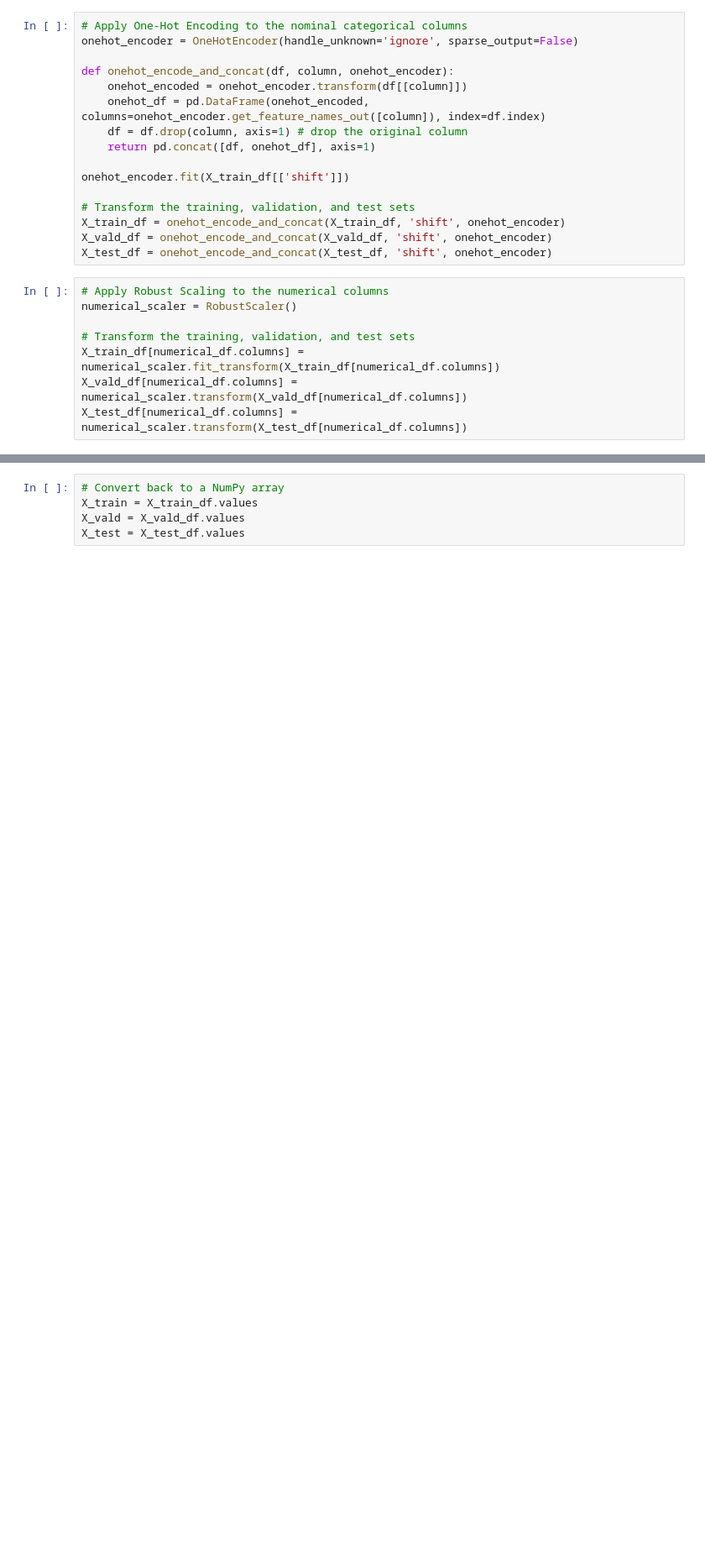
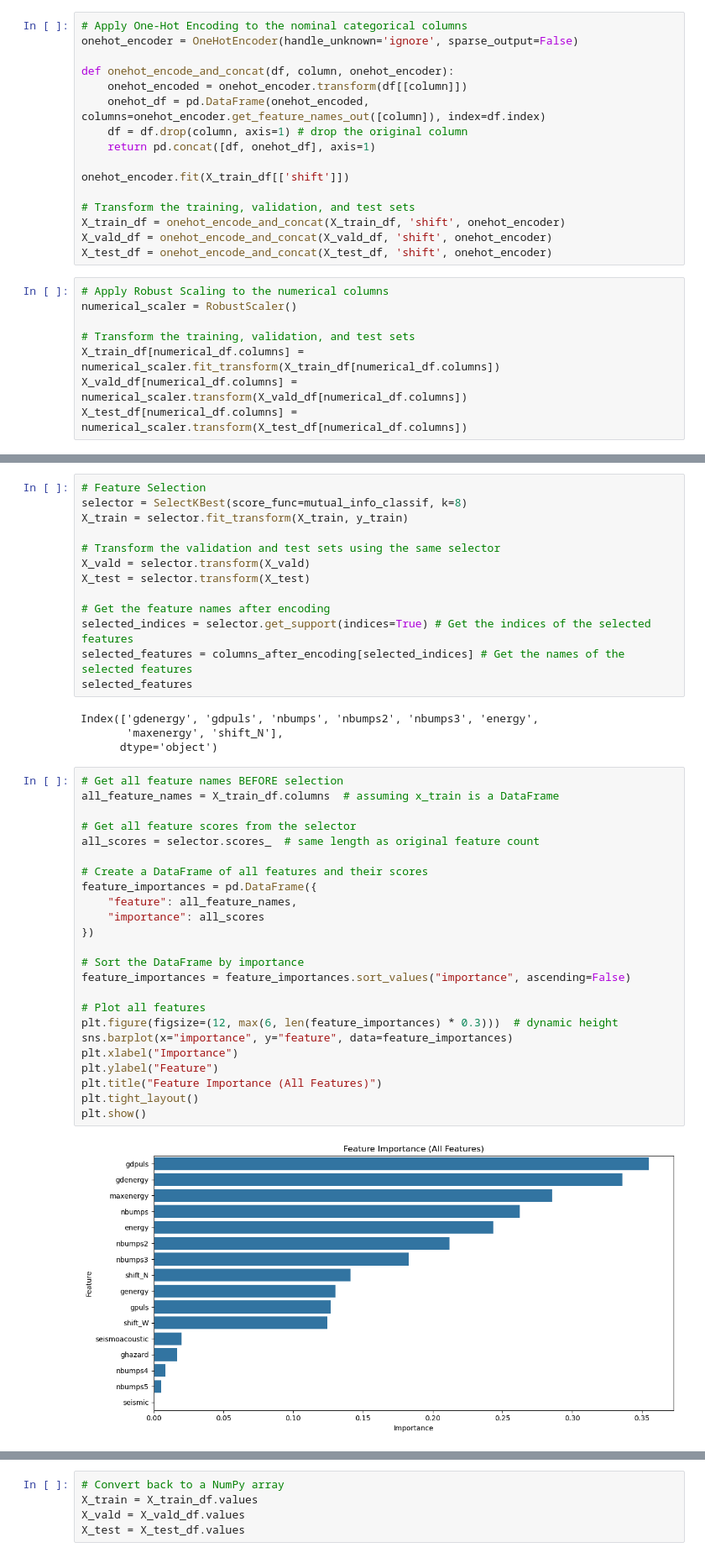
Before and after one commit to WenHao1223/cpc251-proj, a Jupyter notebook: Seismic/CPC251_Project_Part1_Seismic6.ipynb, the cells around one changed output, grey strips where cells are left out. Shown: that part at 84% size. Saved outputs shown, nothing was run; the diff lists cells and outputs as text; blank space fills up the shorter version.

Commit message:
Feat: feature selection

```diff
--- a/Seismic/CPC251_Project_Part1_Seismic6.ipynb
+++ b/Seismic/CPC251_Project_Part1_Seismic6.ipynb
@@ -429,0 +468,43 @@ X_test_df[numerical_df.columns].head()
+# %%
+# Feature Selection
+selector = SelectKBest(score_func=mutual_info_classif, k=8)
+X_train = selector.fit_transform(X_train, y_train)
+
+# Transform the validation and test sets using the same selector
+X_vald = selector.transform(X_vald)
+X_test = selector.transform(X_test)
+
+# Get the feature names after encoding
+selected_indices = selector.get_support(indices=True) # Get the indices of the selected features
+selected_features = columns_after_encoding[selected_indices] # Get the names of the selected features
+selected_features
+# %% [output]
+Index(['gdenergy', 'gdpuls', 'nbumps', 'nbumps2', 'nbumps3', 'energy',
+       'maxenergy', 'shift_N'],
+      dtype='object')
+# %%
+# Get all feature names BEFORE selection
+all_feature_names = X_train_df.columns  # assuming x_train is a DataFrame
+
+# Get all feature scores from the selector
+all_scores = selector.scores_  # same length as original feature count
+
+# Create a DataFrame of all features and their scores
+feature_importances = pd.DataFrame({
+    "feature": all_feature_names,
+    "importance": all_scores
+})
+
+# Sort the DataFrame by importance
+feature_importances = feature_importances.sort_values("importance", ascending=False)
+
+# Plot all features
+plt.figure(figsize=(12, max(6, len(feature_importances) * 0.3)))  # dynamic height
+sns.barplot(x="importance", y="feature", data=feature_importances)
+plt.xlabel("Importance")
+plt.ylabel("Feature")
+plt.title("Feature Importance (All Features)")
+plt.tight_layout()
+plt.show()
+# %% [output]
+[figure, added]
```
Also changed, not shown: parts of 13 cells of this notebook.
